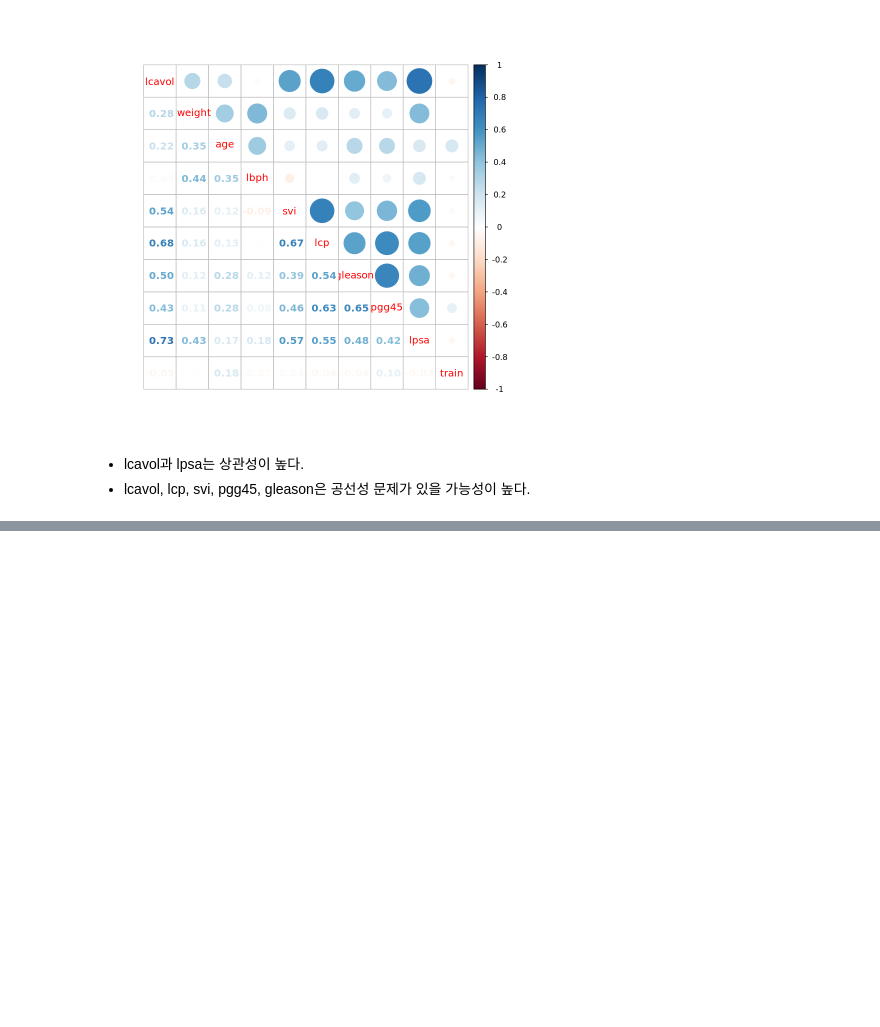
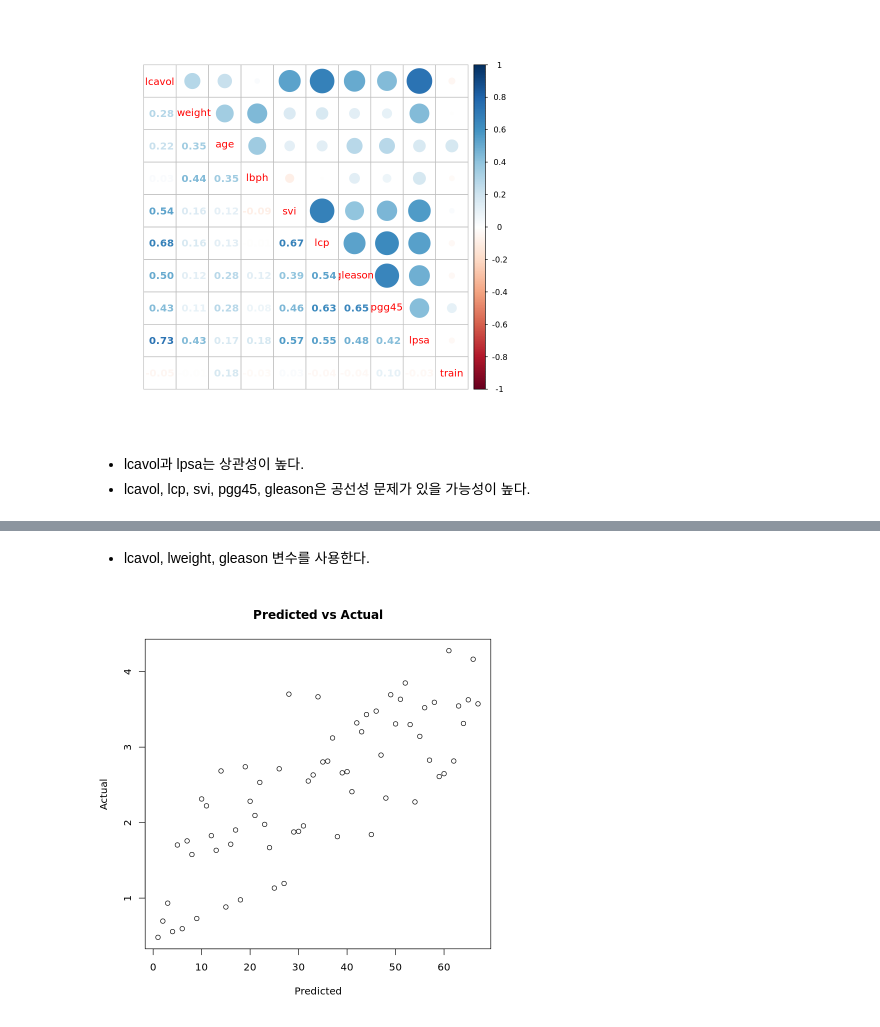
Before and after one commit to zzkl27/DataMining, a Jupyter notebook: R/Basic/선형모형_변수선택.ipynb, the cells around one changed output, grey strips where cells are left out. Drawn from its saved outputs; the diff is of its cells as text; code cells hidden in the pictures; blank space fills up the shorter version.

```diff
--- a/R/Basic/선형모형_변수선택.ipynb
+++ b/R/Basic/선형모형_변수선택.ipynb
@@ -118,0 +147,7 @@ test <-subset(prostate, !prostate$train)[,-ncol(prostate)]
+# %% [markdown]
+- lcavol, lweight, gleason 변수를 사용한다.
+# %%
+ols <- lm(lpsa ~ lcavol + lweight + gleason, data=train)
+plot(ols$fitted.values, train$plsa, xlab="Predicted", ylab="Actual", main="Predicted vs Actual")
+# %% [output]
+[figure, added]
```
Also changed, not shown: parts of 13 cells of this notebook, 1 other file.
